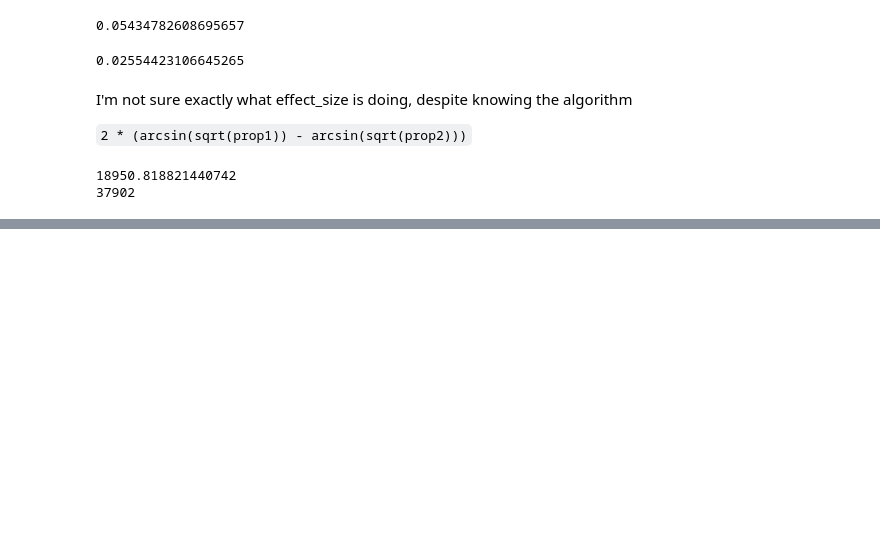
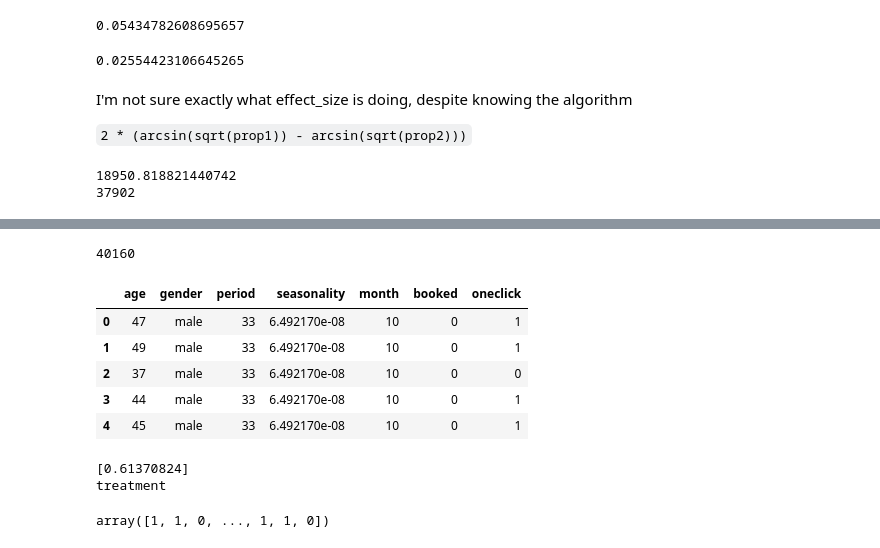
Before and after one commit to shane-kercheval/python-examples, a Jupyter notebook: examples/behavioral_data_analysis/ab_tests.ipynb, the cells around one changed output, grey strips where cells are left out. Saved outputs shown, nothing was run; the diff lists cells and outputs as text; code cells hidden in the pictures; blank space fills up the shorter version.

```diff
--- a/examples/behavioral_data_analysis/ab_tests.ipynb
+++ b/examples/behavioral_data_analysis/ab_tests.ipynb
@@ -116,0 +134,28 @@ fig.update_layout(yaxis={'range':[0, max(combos['Sample Size']) * 1.10]})
+# %%
+len(exp_data_df)
+# %% [output]
+40160
+# %%
+exp_data_df.head()
+# %% [output]
+|  | age | gender | period | seasonality | month | booked | oneclick |
+| 0 | 47 | male | 33 | 6.492170e-08 | 10 | 0 | 1 |
+| 1 | 49 | male | 33 | 6.492170e-08 | 10 | 0 | 1 |
+| 2 | 37 | male | 33 | 6.492170e-08 | 10 | 0 | 0 |
+| 3 | 44 | male | 33 | 6.492170e-08 | 10 | 0 | 1 |
+| 4 | 45 | male | 33 | 6.492170e-08 | 10 | 0 | 1 |
+# %%
+### Basic random assignment
+K = 2
+assgnt = np.random.uniform(0,1,1)
+group = "control" if assgnt <= 1/K else "treatment"
+
+print(assgnt)
+print(group)
+# %% [output]
+[0.61370824]
+treatment
+# %%
+np.where(np.random.uniform(0,1,2000) > 0.5, 1, 0)
+# %% [output]
+array([1, 1, 0, ..., 1, 1, 0])
```
Also changed, not shown: parts of 24 cells of this notebook.
